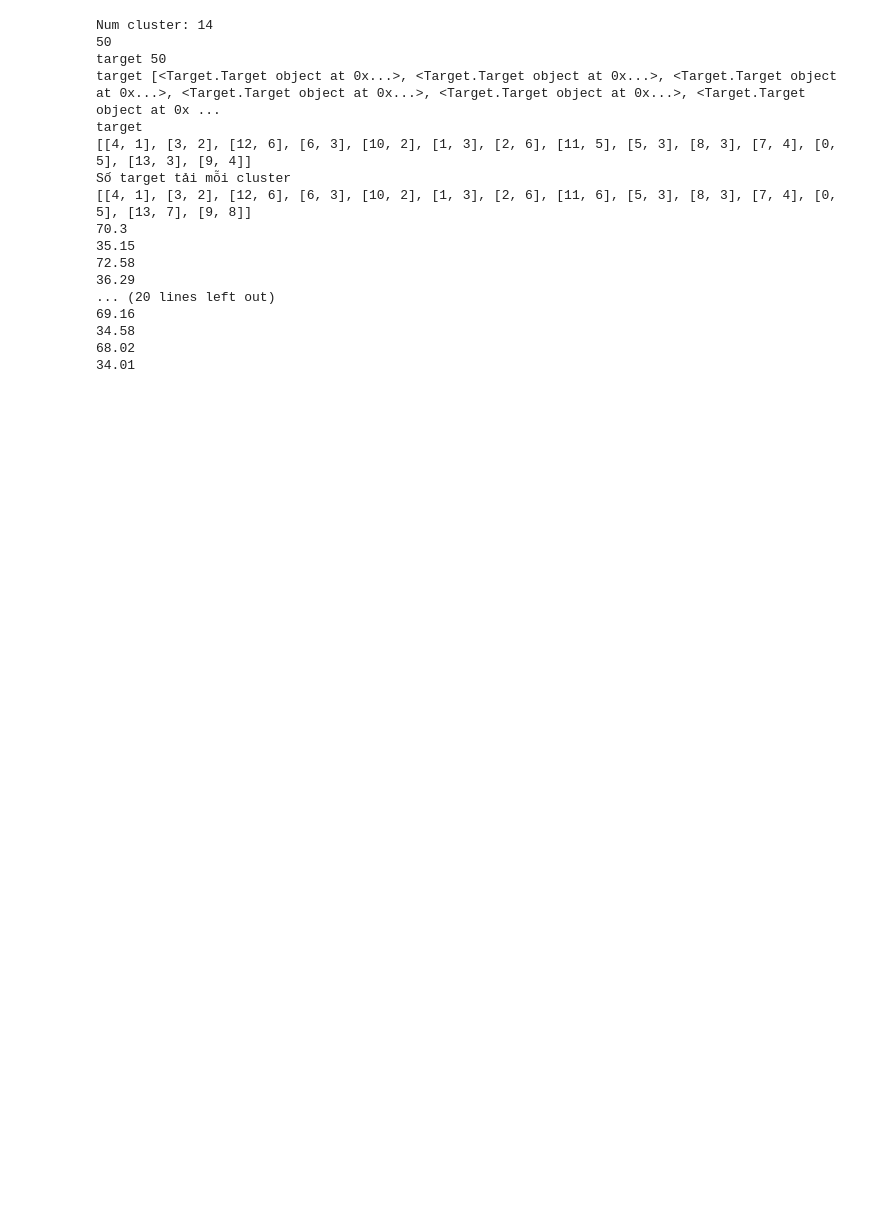
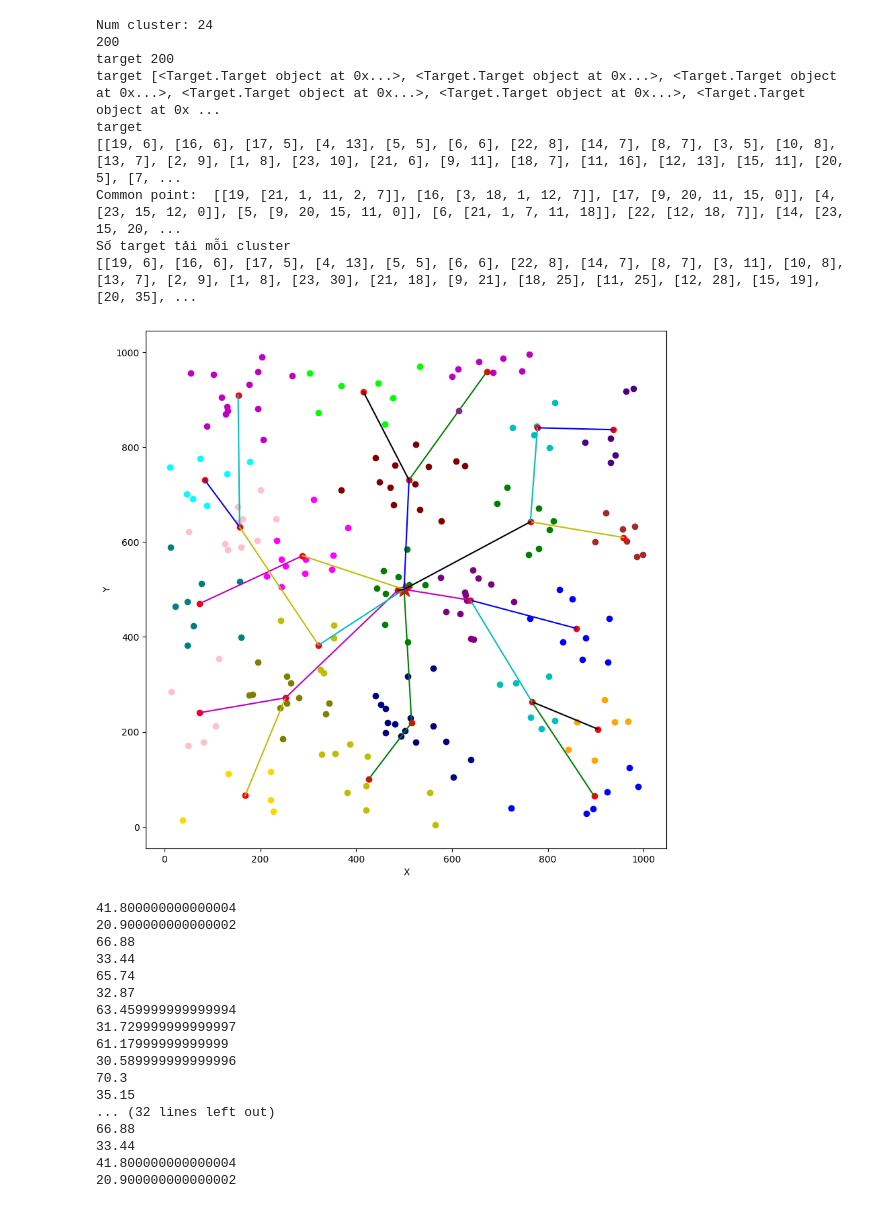
Before and after one commit to thanhvv2605/load_balance_network, a Jupyter notebook: runner/checkNetwork.ipynb, the cells around one changed output. Saved outputs shown, nothing was run; the diff lists cells and outputs as text; code cells hidden in the pictures; blank space fills up the shorter version.

```diff
--- a/runner/checkNetwork.ipynb
+++ b/runner/checkNetwork.ipynb
@@ -7,34 +7,44 @@ d:\HUST\WRSN\Load_balancing_problem\load_balance_network
 # %%
 import sys
 import os
 # sys.path.append(os.path.dirname(os.path.dirname(__file__)))
 from physical_env.network.NetworkIO import NetworkIO
 
 
-netIO = NetworkIO("physical_env/network/network_scenarios/bacgiang_50.yaml")
+netIO = NetworkIO("physical_env/network/network_scenarios/bacgiang_200.yaml")
 env, net = netIO.makeNetwork()
 
 for node in net.listNodes:
     node.net = net
     node.env = env
 # %% [output]
-Num cluster: 14
-50
-target 50
+Num cluster: 24
+200
+target 200
 target [<Target.Target object at 0x...>, <Target.Target object at 0x...>, <Target.Target object at 0x...>, <Target.Target object at 0x...>, <Target.Target object at 0x...>, <Target.Target object at 0x ...
 target
-[[4, 1], [3, 2], [12, 6], [6, 3], [10, 2], [1, 3], [2, 6], [11, 5], [5, 3], [8, 3], [7, 4], [0, 5], [13, 3], [9, 4]]
+[[19, 6], [16, 6], [17, 5], [4, 13], [5, 5], [6, 6], [22, 8], [14, 7], [8, 7], [3, 5], [10, 8], [13, 7], [2, 9], [1, 8], [23, 10], [21, 6], [9, 11], [18, 7], [11, 16], [12, 13], [15, 11], [20, 5], [7, ...
+Common point:  [[19, [21, 1, 11, 2, 7]], [16, [3, 18, 1, 12, 7]], [17, [9, 20, 11, 15, 0]], [4, [23, 15, 12, 0]], [5, [9, 20, 15, 11, 0]], [6, [21, 1, 7, 11, 18]], [22, [12, 18, 7]], [14, [23, 15, 20, ...
 Số target tải mỗi cluster
-[[4, 1], [3, 2], [12, 6], [6, 3], [10, 2], [1, 3], [2, 6], [11, 6], [5, 3], [8, 3], [7, 4], [0, 5], [13, 7], [9, 8]]
-70.3
-35.15
-72.58
-36.29
-... (20 lines left out)
-69.16
-34.58
-68.02
-34.01
+[[19, 6], [16, 6], [17, 5], [4, 13], [5, 5], [6, 6], [22, 8], [14, 7], [8, 7], [3, 11], [10, 8], [13, 7], [2, 9], [1, 8], [23, 30], [21, 18], [9, 21], [18, 25], [11, 25], [12, 28], [15, 19], [20, 35], ...
+[figure, added]
+41.800000000000004
+20.900000000000002
+66.88
+33.44
+65.74
+32.87
+63.459999999999994
+31.729999999999997
+61.17999999999999
+30.589999999999996
+70.3
+35.15
+... (32 lines left out)
+66.88
+33.44
+41.800000000000004
+20.900000000000002
 # %%
 import matplotlib.pyplot as plt
 import numpy as np
```
Also changed, not shown: parts of 5 cells of this notebook, 1 other file.
